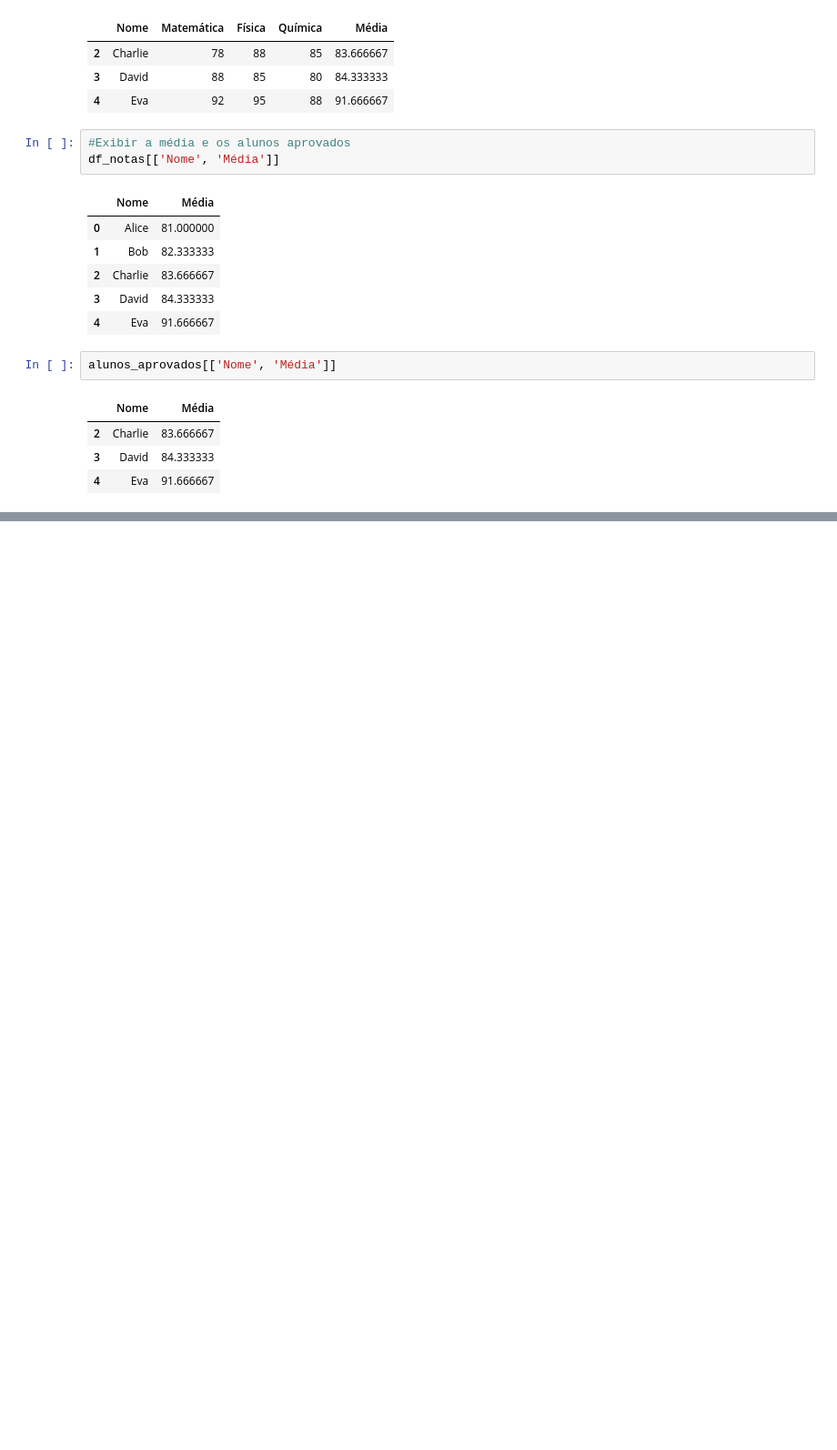
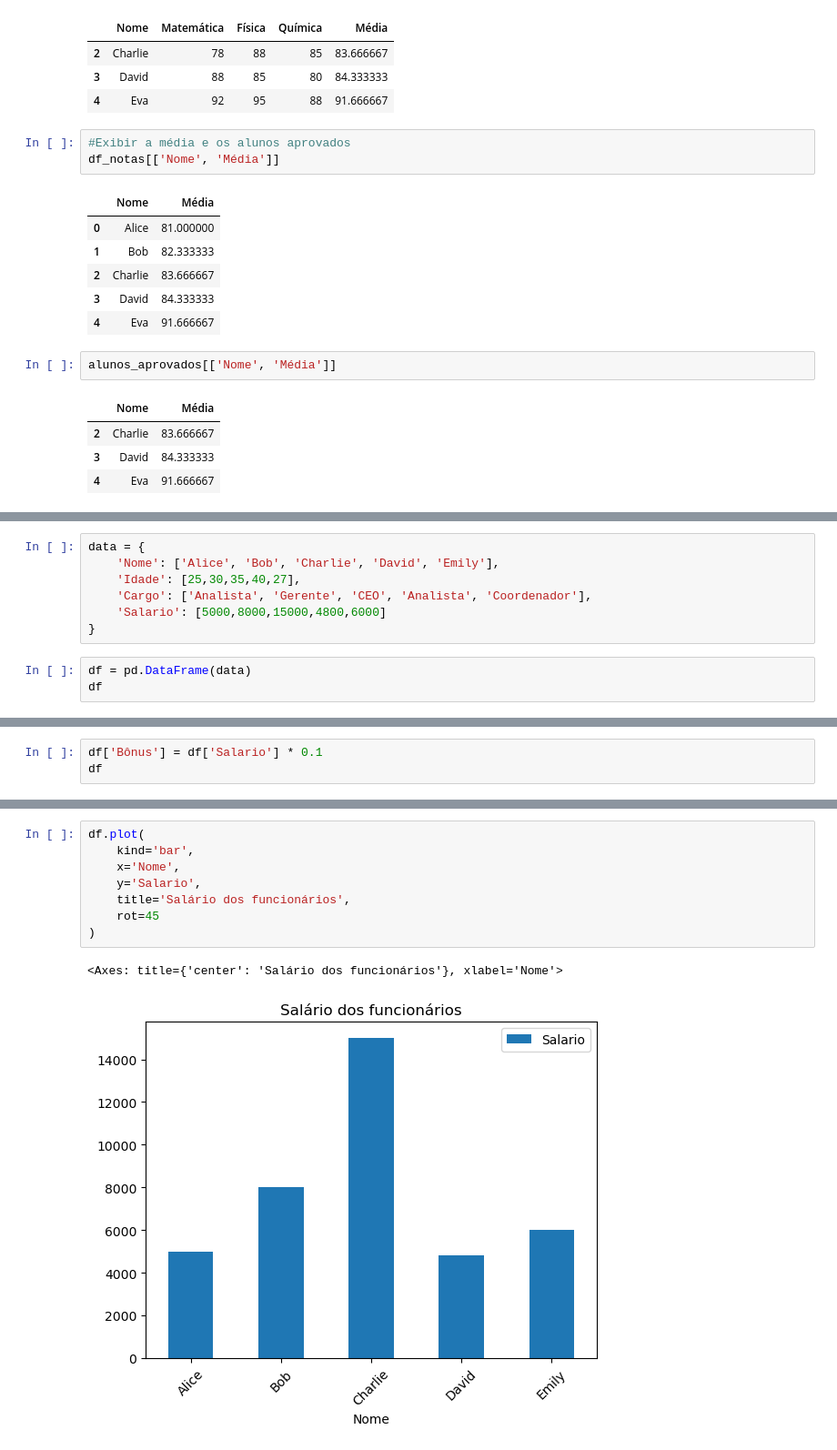
Before and after one commit to leandroclv/Analise_Dados_Python_Panda, a Jupyter notebook: pandas/introducao_pandas.ipynb, the cells around one changed output, grey strips where cells are left out. Shown at 91% size. Saved outputs shown, nothing was run; the diff lists cells and outputs as text; blank space fills up the shorter version.

```diff
--- a/pandas/introducao_pandas.ipynb
+++ b/pandas/introducao_pandas.ipynb
@@ -141,0 +213,10 @@ alunos_aprovados[['Nome', 'Média']]
+# %%
+data = {
+    'Nome': ['Alice', 'Bob', 'Charlie', 'David', 'Emily'],
+    'Idade': [25,30,35,40,27],
+    'Cargo': ['Analista', 'Gerente', 'CEO', 'Analista', 'Coordenador'],
+    'Salario': [5000,8000,15000,4800,6000]
+}
+# %%
+df = pd.DataFrame(data)
+df
@@ -141,0 +285,3 @@ alunos_aprovados[['Nome', 'Média']]
+# %%
+df['Bônus'] = df['Salario'] * 0.1
+df
@@ -141,0 +304,11 @@ alunos_aprovados[['Nome', 'Média']]
+# %%
+df.plot(
+    kind='bar',
+    x='Nome',
+    y='Salario',
+    title='Salário dos funcionários',
+    rot=45
+)
+# %% [output]
+<Axes: title={'center': 'Salário dos funcionários'}, xlabel='Nome'>
+[figure, added]
```
Also changed, not shown: parts of 16 cells of this notebook.
